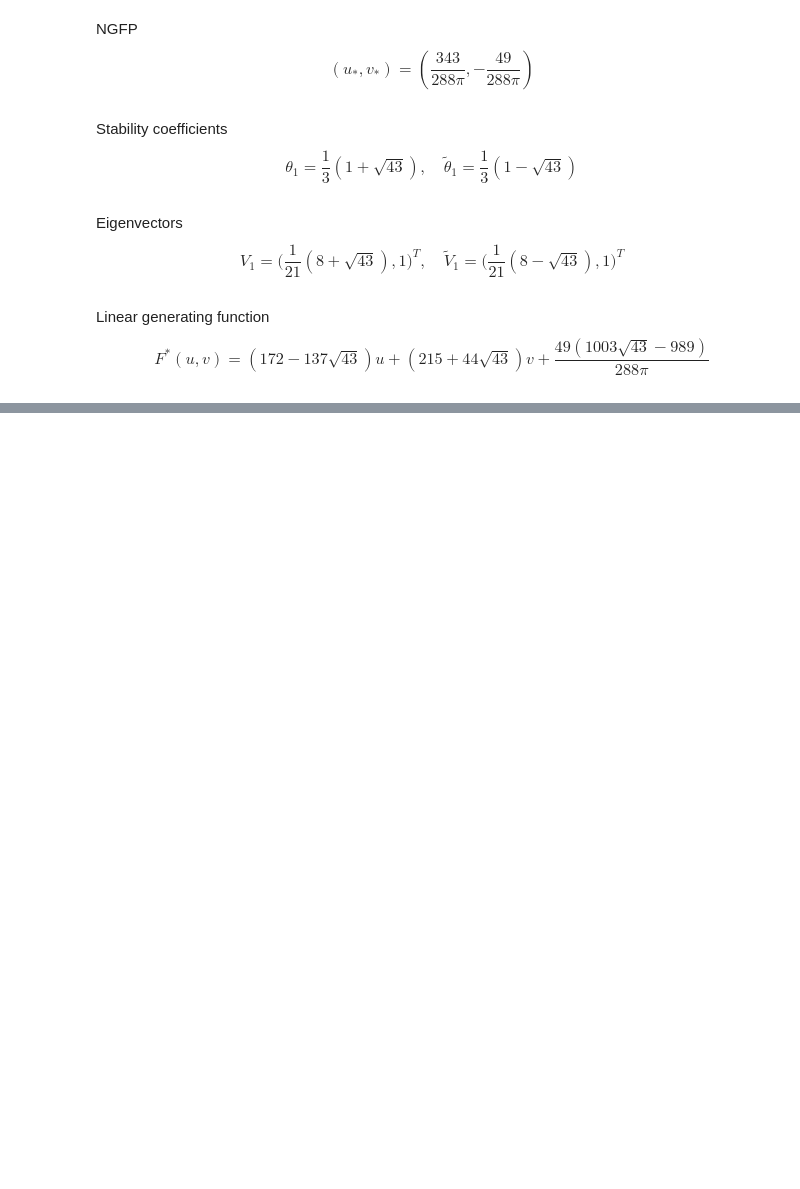
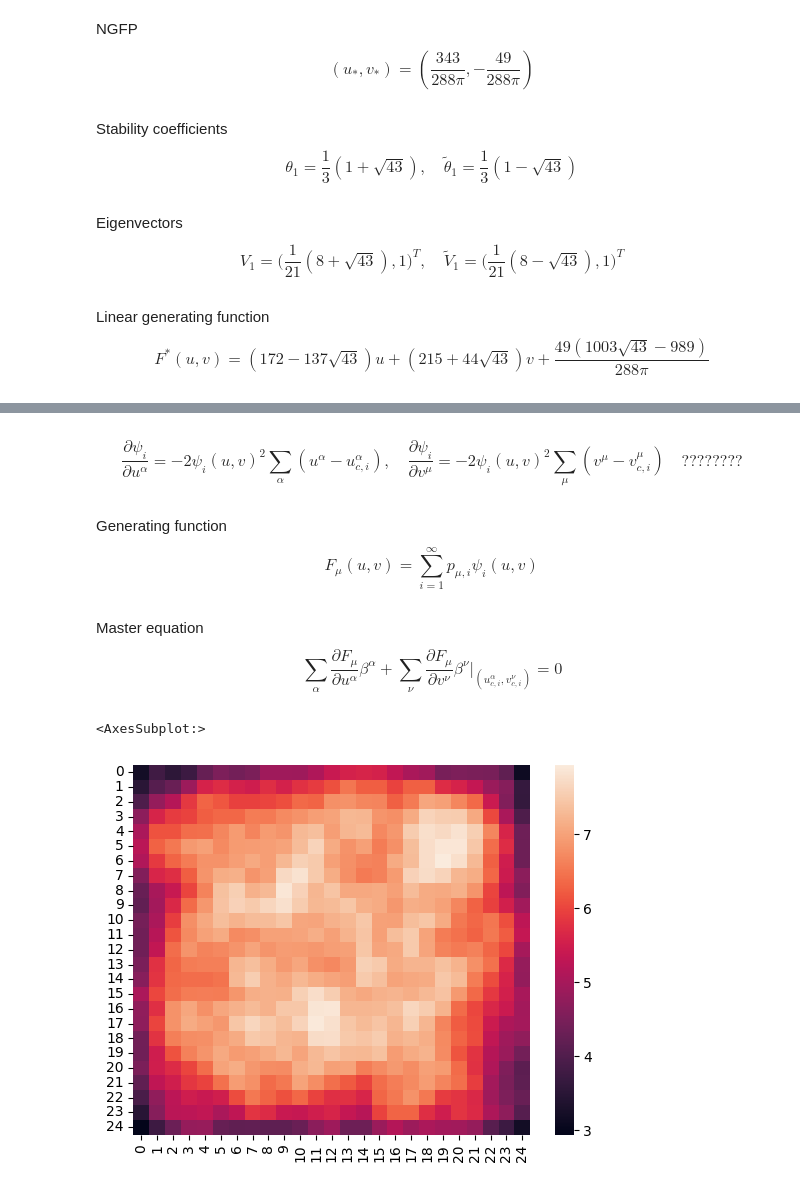
Before and after one commit to StijnCool/nast-thesis, a Jupyter notebook: Scalar field in 2D.ipynb, the cells around one changed output, grey strips where cells are left out. Drawn from its saved outputs; the diff is of its cells as text; code cells hidden in the pictures; blank space fills up the shorter version.

```diff
--- a/Scalar field in 2D.ipynb
+++ b/Scalar field in 2D.ipynb
@@ -68,4 +91,55 @@ plt.show()
+# %% [markdown]
+$$ \frac{\partial \psi_i}{\partial u^{\alpha}} = -2 \psi_i(u,v)^2 \sum_{\alpha} (u^{\alpha}-u^{\alpha}_{c,i}),\quad \frac{\partial \psi_i}{\partial v^{\mu}} = -2 \psi_i(u,v)^2 \sum_{\mu} (v^{\mu}-v^{\mu}_{c,i}) \quad ????????$$
 # %%
 # calculate derivatives of basis functions
+def dpsi(i, u, v):
+    # derivative of basis function for the i'th colocation point
+    I = idToCoord(i)
+    return np.array([ -2*(u - ug[I[0],I[1]])*psi(i, u, v)**2, -2*(v - vg[I[0],I[1]])*psi(i, u, v)**2 ])
+
+#sns.heatmap(np.array([[dpsi(i+nu*j, fp[0], fp[1])[0] for i in range(0,nu)] for j in range(0,nv)]))
+#plt.figure()
+#sns.heatmap(np.array([[dpsi(i+nu*j, fp[0], fp[1])[1] for i in range(0,nu)] for j in range(0,nv)]))
+# %% [markdown]
+Generating function
+$$ F_{\mu}(u,v) = \sum_{i=1}^{\infty} p_{\mu,i} \psi_i(u,v) $$
+# %% [markdown]
+Master equation
+$$ \sum_{\alpha} \frac{\partial F_{\mu}}{\partial u^{\alpha}} \beta^{\alpha} + \sum_{\nu} \frac{\partial F_{\mu}}{\partial v^{\nu}} \beta^{\nu} \Bigg\rvert_{(u^{\alpha}_{c,i},v^{\nu}_{c,i})} = 0 $$
 # %%
 # write master equation in terms of derivatives of basis functions
+p = np.random.rand(N_p)
+
+# precalculate dpsi; dpsi for i'th colocation point evaluated at j'th
+pc_dpsi = np.zeros((N_p,N_p,2))
+for i in range(0,N_p):
+    for j in range(0,N_p):
+        J = idToCoord(j)
+        pc_dpsi[i,j] = dpsi(i,ug[J[0],J[1]],vg[J[0],J[1]])
+
+# precalculate psi; psi for i'th colocation point evaluated at j'th
+pc_psi = np.zeros((N_p,N_p))
+for i in range(0,N_p):
+    for j in range(0,N_p):
+        J = idToCoord(j)
+        pc_psi[i,j] = psi(i,ug[J[0],J[1]],vg[J[0],J[1]])
+# %%
+def F(i):
+    # generating function evaluated at i'th colocation point
+    value = np.array(0.0)
+    for j in range(0,N_p):
+        value += p[j]*pc_psi[j][i]
+    return value
+
+def F2(u,v):
+    # generating function evaluated at (u,v)
+    value = np.array(0.0)
+    for j in range(0,N_p):
+        value += p[j]*psi(j,u,v)
+    return value
+
+plt.figure()
+sns.heatmap(np.array([[F(i+nu*j) for i in range(0,nu)] for j in range(0,nv)]))
+# %% [output]
+<AxesSubplot:>
+[figure, added]
```
Also changed, not shown: parts of 10 cells of this notebook.
